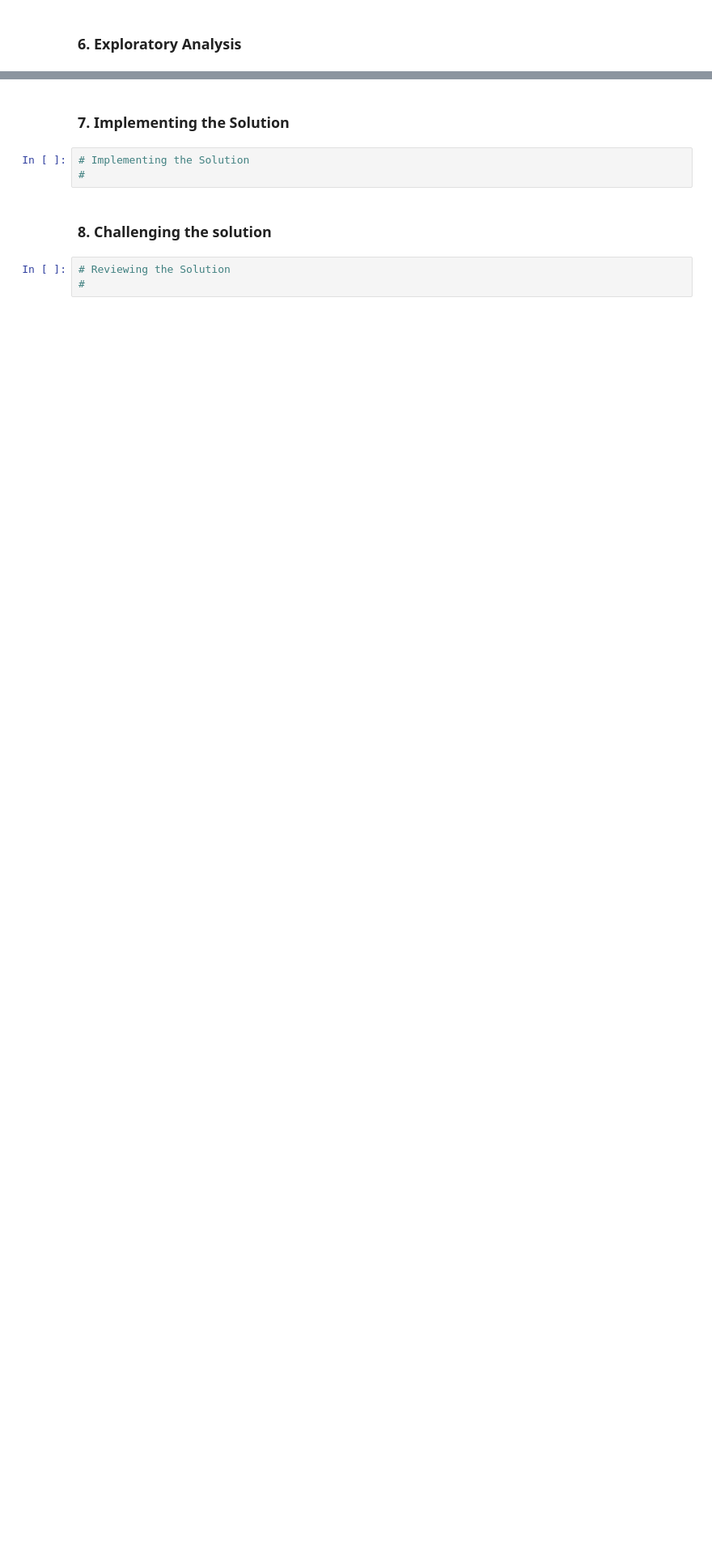
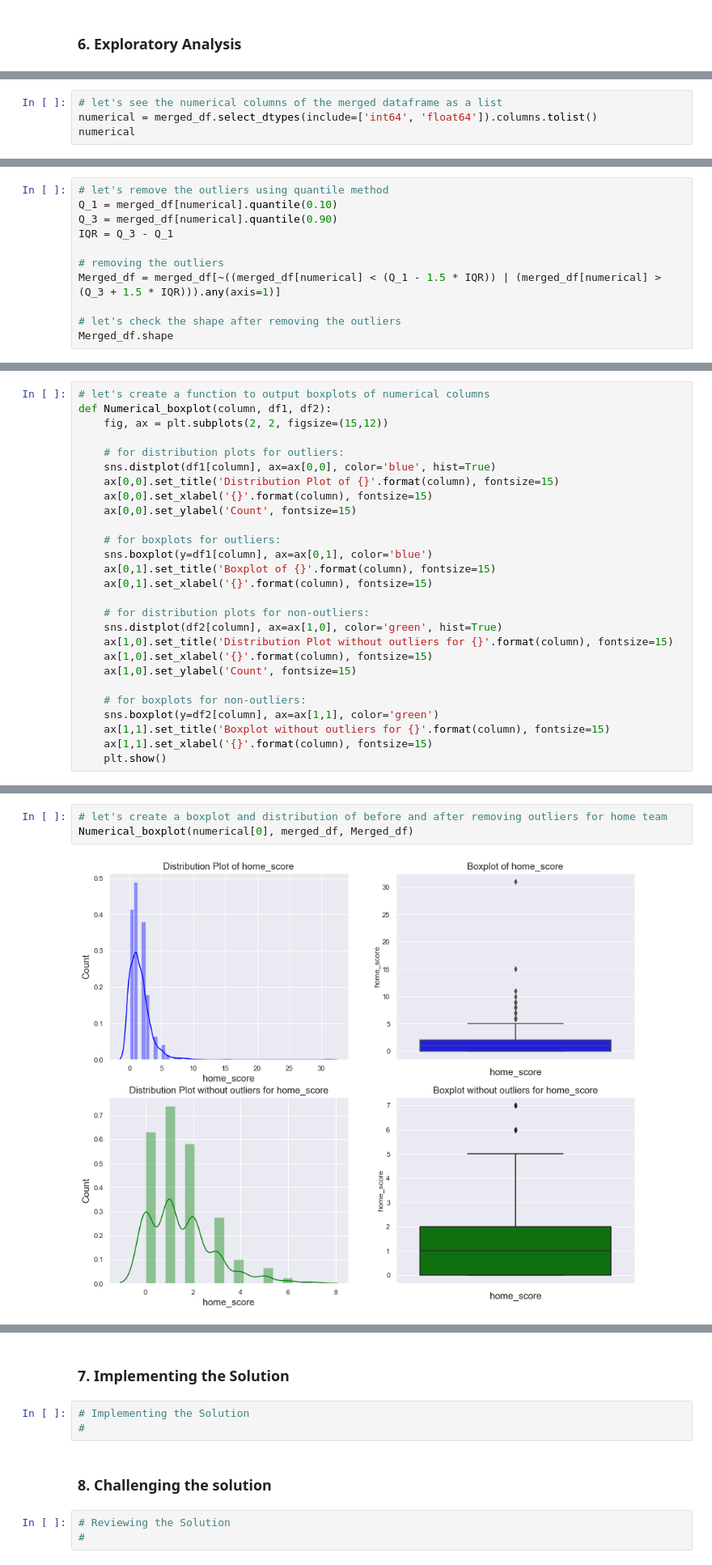
Before and after one commit to stogaja/Python-ML-Projects, a Jupyter notebook: Football_Prediction/football_prediction.ipynb, the cells around one changed output, grey strips where cells are left out. Shown at 81% size. Saved outputs shown, nothing was run; the diff lists cells and outputs as text; blank space fills up the shorter version.

```diff
--- a/Football_Prediction/football_prediction.ipynb
+++ b/Football_Prediction/football_prediction.ipynb
@@ -340,0 +340,4 @@ merged_df.tail(5)
+# %%
+# let's see the numerical columns of the merged dataframe as a list
+numerical = merged_df.select_dtypes(include=['int64', 'float64']).columns.tolist()
+numerical
@@ -340,0 +461,11 @@ merged_df.tail(5)
+# %%
+# let's remove the outliers using quantile method
+Q_1 = merged_df[numerical].quantile(0.10)
+Q_3 = merged_df[numerical].quantile(0.90)
+IQR = Q_3 - Q_1
+
+# removing the outliers
+Merged_df = merged_df[~((merged_df[numerical] < (Q_1 - 1.5 * IQR)) | (merged_df[numerical] > (Q_3 + 1.5 * IQR))).any(axis=1)]
+
+# let's check the shape after removing the outliers
+Merged_df.shape
@@ -340,0 +474,27 @@ merged_df.tail(5)
+# %%
+# let's create a function to output boxplots of numerical columns
+def Numerical_boxplot(column, df1, df2):
+    fig, ax = plt.subplots(2, 2, figsize=(15,12))
+
+    # for distribution plots for outliers:
+    sns.distplot(df1[column], ax=ax[0,0], color='blue', hist=True)
+    ax[0,0].set_title('Distribution Plot of {}'.format(column), fontsize=15)
+    ax[0,0].set_xlabel('{}'.format(column), fontsize=15)
+    ax[0,0].set_ylabel('Count', fontsize=15)
+
+    # for boxplots for outliers:
+    sns.boxplot(y=df1[column], ax=ax[0,1], color='blue')
+    ax[0,1].set_title('Boxplot of {}'.format(column), fontsize=15)
+    ax[0,1].set_xlabel('{}'.format(column), fontsize=15)
+
+    # for distribution plots for non-outliers:
+    sns.distplot(df2[column], ax=ax[1,0], color='green', hist=True)
+    ax[1,0].set_title('Distribution Plot without outliers for {}'.format(column), fontsize=15)
+    ax[1,0].set_xlabel('{}'.format(column), fontsize=15)
+    ax[1,0].set_ylabel('Count', fontsize=15)
+
+    # for boxplots for non-outliers:
+    sns.boxplot(y=df2[column], ax=ax[1,1], color='green')
+    ax[1,1].set_title('Boxplot without outliers for {}'.format(column), fontsize=15)
+    ax[1,1].set_xlabel('{}'.format(column), fontsize=15)
+    plt.show()
@@ -340,0 +506,5 @@ merged_df.tail(5)
+# %%
+# let's create a boxplot and distribution of before and after removing outliers for home team
+Numerical_boxplot(numerical[0], merged_df, Merged_df)
+# %% [output]
+[figure, added]
```
Also changed, not shown: parts of 35 cells of this notebook.
